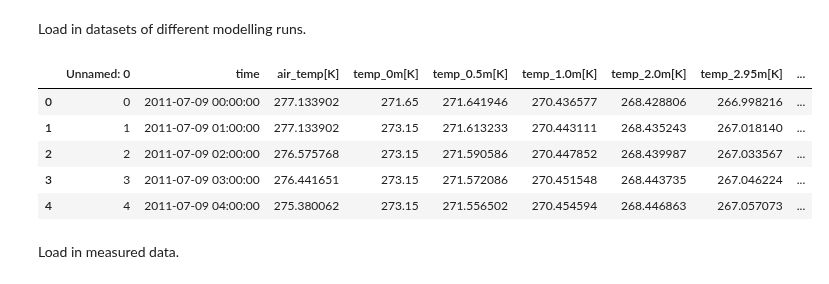
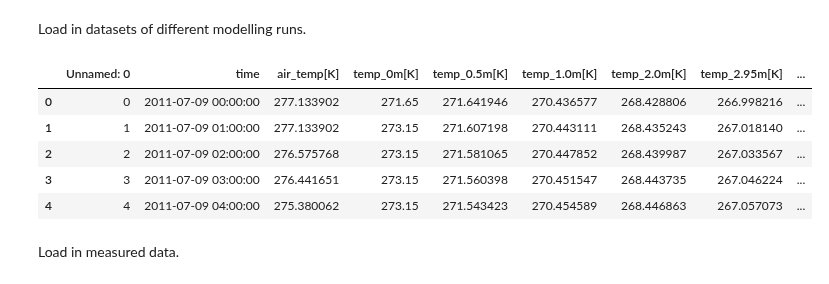
Before and after one commit to khdebruijn/thermo-morphological-model, a Jupyter notebook: validation/ground_temperature_calibration.ipynb, the cells around one changed output. Saved outputs shown, nothing was run; the diff lists cells and outputs as text; code cells hidden in the pictures.

```diff
--- a/validation/ground_temperature_calibration.ipynb
+++ b/validation/ground_temperature_calibration.ipynb
@@ -18,37 +18,37 @@ Load in datasets of different modelling runs.
 # %%
 # load in the modelling results
 # results_folder = Path(r"P:\11210070-usgscoop-202324-arcticxb\runs\val_gt1")
 
-runid2 = 'val_gt2'
-runid3 = 'val_gt11'
-runid4 = 'val_gt12'
+runid2 = 'val_gt8'
+runid3 = 'val_gt9'
+runid4 = 'val_gt2'
 
 
 fname_gt2 = runid2 + "_ground_temperature_timeseries.csv"
 fname_gt3 = runid3 + "_ground_temperature_timeseries.csv"
 fname_gt4 = runid4 + "_ground_temperature_timeseries.csv"
 
 # df_model = pd.read_csv(os.path.join(results_folder, fname), parse_dates=['time'])
 df_gt2 = pd.read_csv(fname_gt2, parse_dates=['time'])
 df_gt3 = pd.read_csv(fname_gt3, parse_dates=['time'])
 df_gt4 = pd.read_csv(fname_gt4, parse_dates=['time'])
 
 # Lets add some columns to convert to Celcius
 colnames = ['air_temp[K]', 'temp_0m[K]', 'temp_0.5m[K]', 'temp_1.0m[K]', 'temp_2.0m[K]', 'temp_2.95m[K]']
 
 for df in [df_gt2, df_gt3, df_gt4]:
     for colname in colnames:
 
         df[f'{colname[:-3]}[C]'] = df[colname] - 273.15
 
 df_gt2.head()
 # %% [output]
 |  | Unnamed: 0 | time | air_temp[K] | temp_0m[K] | temp_0.5m[K] | temp_1.0m[K] | temp_2.0m[K] | temp_2.95m[K] | ... |
 | 0 | 0 | 2011-07-09 00:00:00 | 277.133902 | 271.65 | 271.641946 | 270.436577 | 268.428806 | 266.998216 | ... |
-| 1 | 1 | 2011-07-09 01:00:00 | 277.133902 | 273.15 | 271.613233 | 270.443111 | 268.435243 | 267.018140 | ... |
-| 2 | 2 | 2011-07-09 02:00:00 | 276.575768 | 273.15 | 271.590586 | 270.447852 | 268.439987 | 267.033567 | ... |
-| 3 | 3 | 2011-07-09 03:00:00 | 276.441651 | 273.15 | 271.572086 | 270.451548 | 268.443735 | 267.046224 | ... |
-| 4 | 4 | 2011-07-09 04:00:00 | 275.380062 | 273.15 | 271.556502 | 270.454594 | 268.446863 | 267.057073 | ... |
+| 1 | 1 | 2011-07-09 01:00:00 | 277.133902 | 273.15 | 271.607198 | 270.443111 | 268.435243 | 267.018140 | ... |
+| 2 | 2 | 2011-07-09 02:00:00 | 276.575768 | 273.15 | 271.581065 | 270.447852 | 268.439987 | 267.033567 | ... |
+| 3 | 3 | 2011-07-09 03:00:00 | 276.441651 | 273.15 | 271.560398 | 270.451547 | 268.443735 | 267.046224 | ... |
+| 4 | 4 | 2011-07-09 04:00:00 | 275.380062 | 273.15 | 271.543423 | 270.454589 | 268.446863 | 267.057073 | ... |
 # %% [markdown]
 Load in measured data.
 # %%
```
Also changed, not shown: parts of 1 cell of this notebook.
